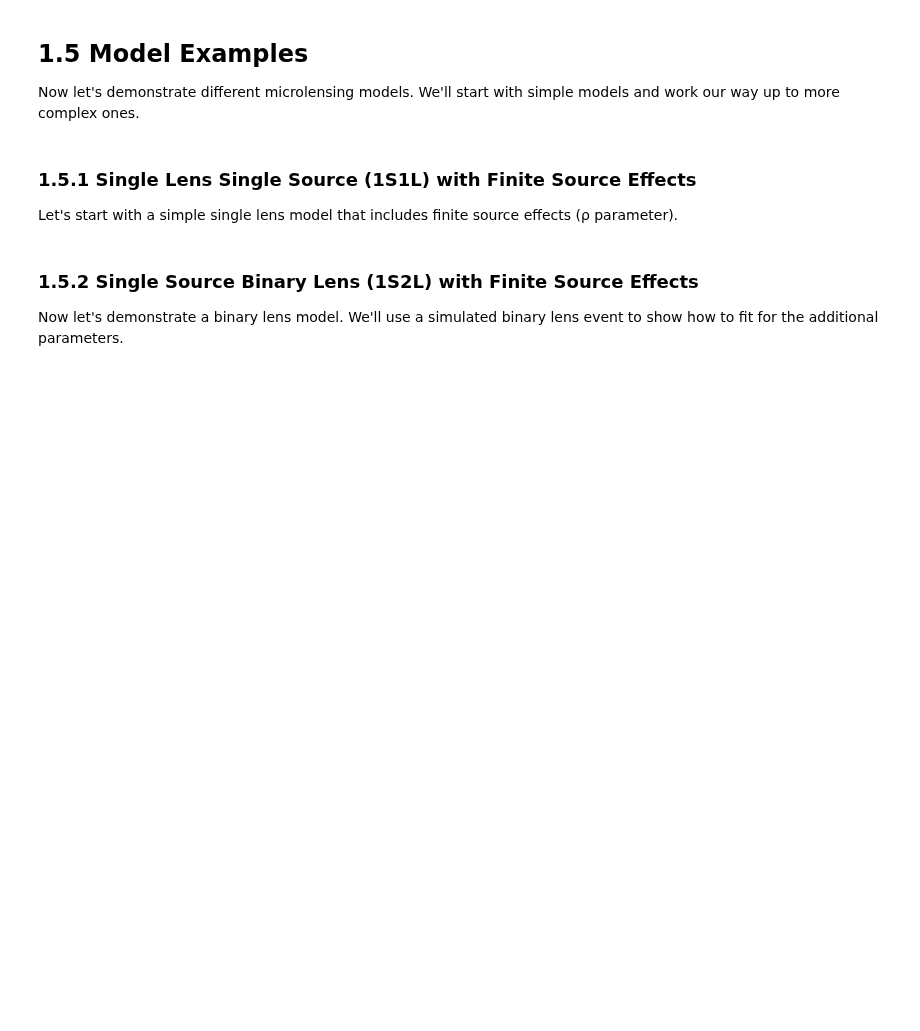
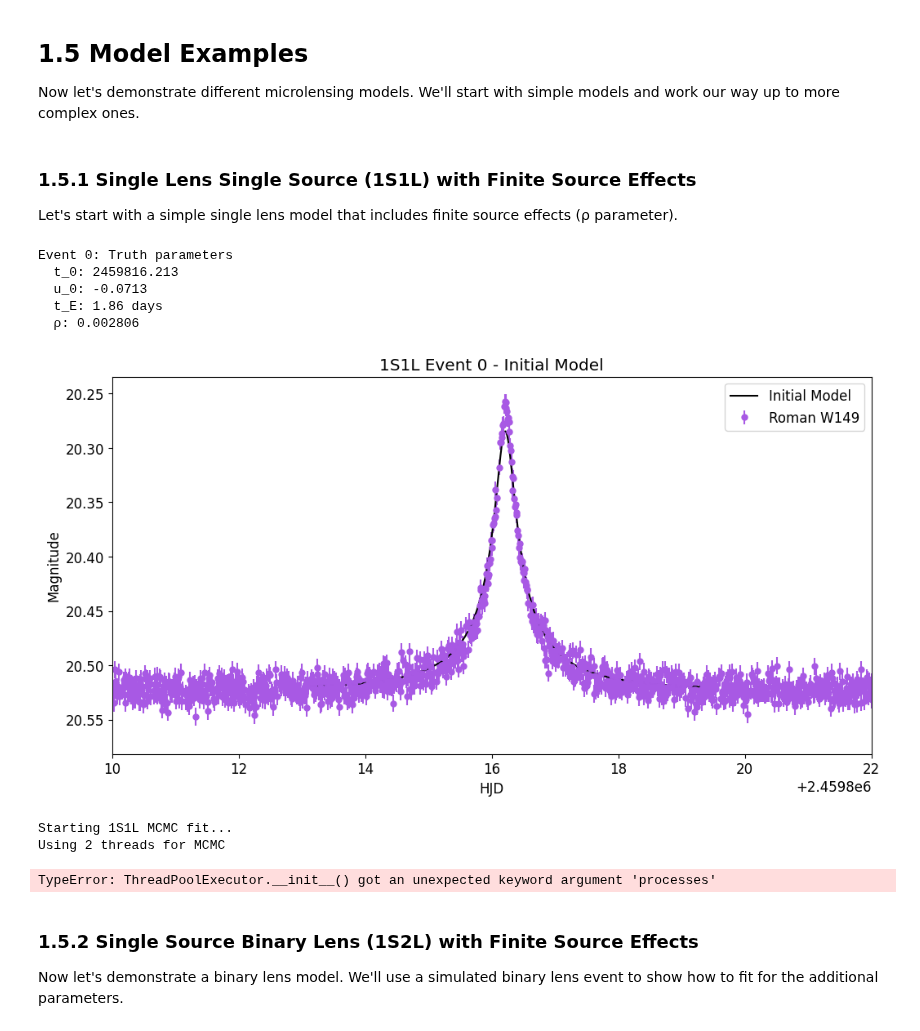
Before and after one commit to AmberLee2427/microlens-submit, a Jupyter notebook: docs/notebooks/analysis_tutorial_colab.ipynb, the cells around one changed output. Saved outputs shown, nothing was run; the diff lists cells and outputs as text; code cells hidden in the pictures; blank space fills up the shorter version.

Commit message:
Updates using Colab

```diff
--- a/docs/notebooks/analysis_tutorial_colab.ipynb
+++ b/docs/notebooks/analysis_tutorial_colab.ipynb
@@ -26,23 +38,0 @@ If you choose to use lcoal resources your notebook will use your local packages,
-# %%
-yaml = '''name: roman_fit
-channels:
-  - conda-forge
-dependencies:
-  - python=3.11
-  - numpy
-  - matplotlib
-  - pandas
-  - scipy
-  - jupyter
-  - ipython
-  - astropy
-  - beautifulsoup4
-  - lxml              # required parser for bs4
-  - pip
-  - pip:
-      - pathos
-      - MulensModel'''
-
-# save the yaml
-with open('environment.yml', 'w') as f:
-    f.write(yaml)
@@ -686,6 +799,12 @@ print(f"  t_0: {t_0_truth:.3f}")
 print(f"  u_0: {u_0_truth:.4f}")
 print(f"  t_E: {t_E_truth:.2f} days")
 print(f"  ρ: {rho_truth:.6f}")
+# %% [output]
+Event 0: Truth parameters
+  t_0: 2459816.213
+  u_0: -0.0713
+  t_E: 1.86 days
+  ρ: 0.002806
 # %%
 #@title Load data for 1S1L example
 # Load the light curve data
@@ -719,6 +827,22 @@ plt.show()
+# %%
+# Plot the initial model
+plt.figure(figsize=(12, 6))
+event_1s1l.plot_data()
+event_1s1l.plot_model(color='black', label='Initial Model')
+plt.title(f"1S1L Event {event_idx} - Initial Model")
+plt.xlabel("HJD")
+plt.ylabel("Magnitude")
+plt.xlim(2459810.0, 2459822.0)
+plt.legend()
+plt.show()
+# %% [output]
+[figure, added]
 # %%
 #@title Fit 1S1L model with MCMC
 # Set up parameters to fit
+import multiprocessing as mp
+from concurrent.futures import ThreadPoolExecutor as ThreadPool
+
 parameters_to_fit_1s1l = ["t_0", "u_0", "t_E", "rho"]
 initial_guess_1s1l = [t_0_truth, u_0_truth, t_E_truth, rho_truth]
 
@@ -747,6 +871,10 @@ for i, param in enumerate(parameters_to_fit_1s1l):
     diff = best_fit_1s1l[i] - truth_values[i]
     sigma_diff = abs(diff) / uncertainties_1s1l[i]
     print(f"  {param}: {diff:.6f} ({sigma_diff:.2f}σ)")
+# %% [output]
+Starting 1S1L MCMC fit...
+Using 2 threads for MCMC
+TypeError: ThreadPoolExecutor.__init__() got an unexpected keyword argument 'processes'
 # %%
 #@title Plot 1S1L results
 # Update model with best fit parameters
```
Also changed, not shown: parts of 17 cells of this notebook.
